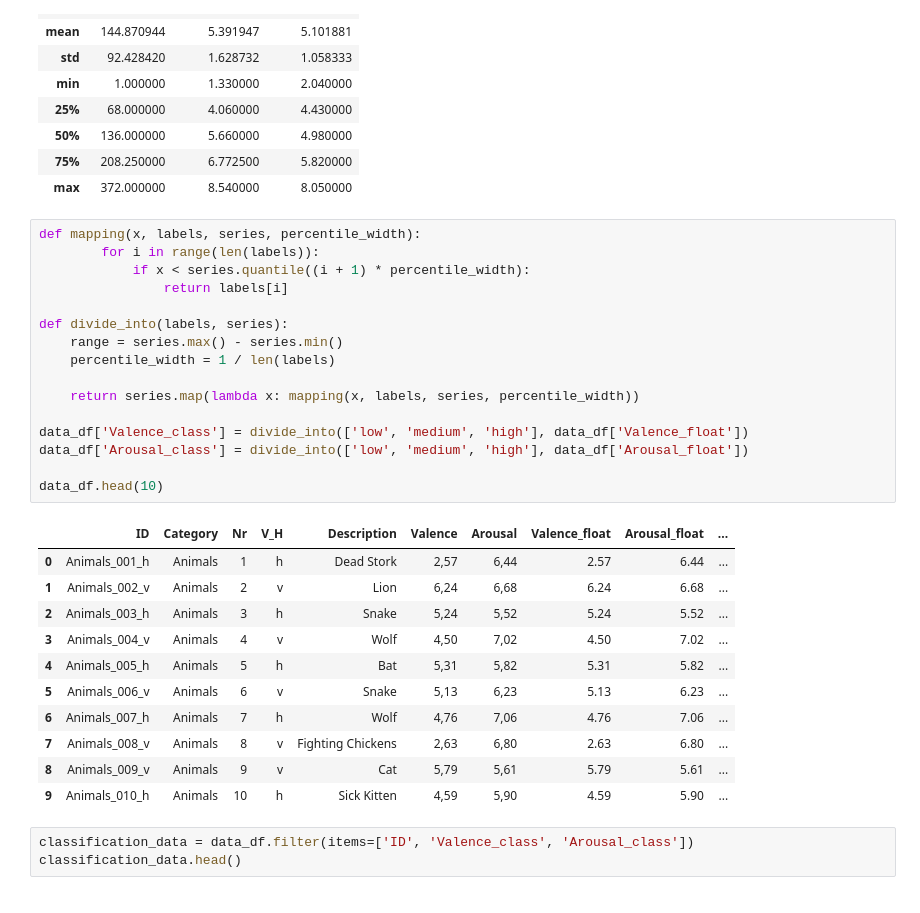
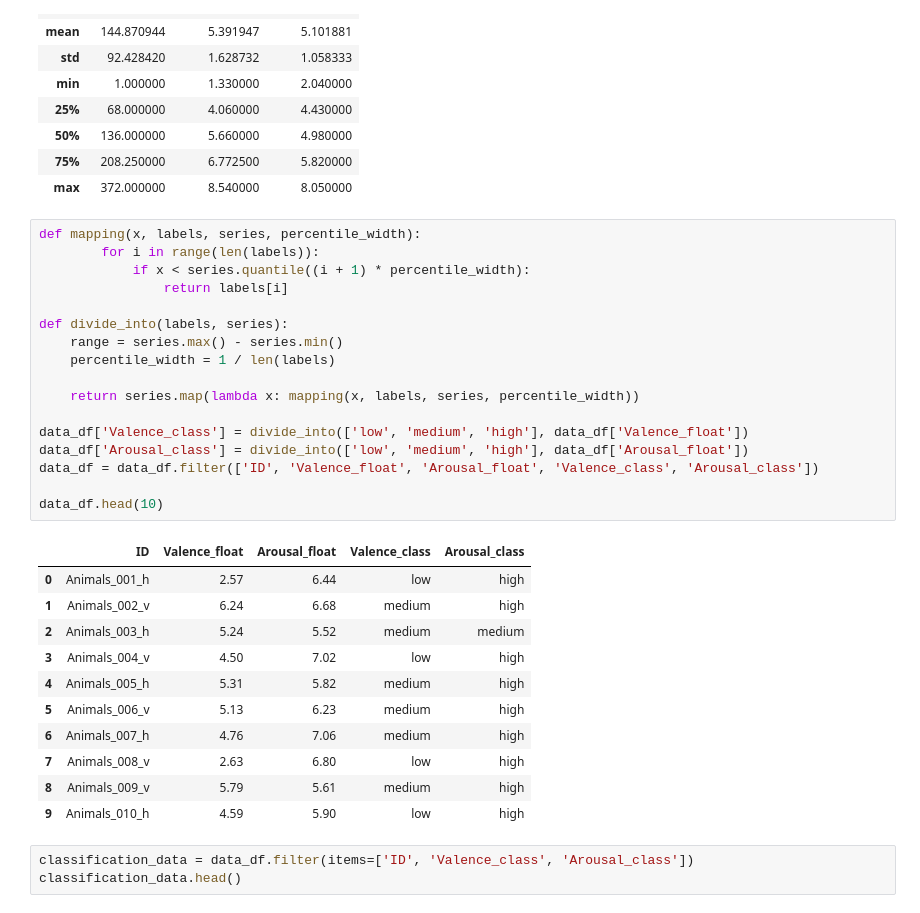
Before and after one commit to mkuzmik/machine-learning-afcai, a Jupyter notebook: afcai.ipynb, the cells around one changed output. Cells and saved outputs as stored; diff of their text form.

Commit message:
Data normalization and visualisation

```diff
--- a/afcai.ipynb
+++ b/afcai.ipynb
@@ -30,31 +31,32 @@ data_df.describe()
 # %%
 def mapping(x, labels, series, percentile_width):
         for i in range(len(labels)):
             if x < series.quantile((i + 1) * percentile_width):
                 return labels[i]
 
 def divide_into(labels, series):
     range = series.max() - series.min()
     percentile_width = 1 / len(labels)
 
     return series.map(lambda x: mapping(x, labels, series, percentile_width))
 
 data_df['Valence_class'] = divide_into(['low', 'medium', 'high'], data_df['Valence_float'])
 data_df['Arousal_class'] = divide_into(['low', 'medium', 'high'], data_df['Arousal_float'])
+data_df = data_df.filter(['ID', 'Valence_float', 'Arousal_float', 'Valence_class', 'Arousal_class'])
 
 data_df.head(10)
 # %% [output]
-|  | ID | Category | Nr | V_H | Description | Valence | Arousal | Valence_float | Arousal_float | ... |
-| 0 | Animals_001_h | Animals | 1 | h | Dead Stork | 2,57 | 6,44 | 2.57 | 6.44 | ... |
-| 1 | Animals_002_v | Animals | 2 | v | Lion | 6,24 | 6,68 | 6.24 | 6.68 | ... |
-| 2 | Animals_003_h | Animals | 3 | h | Snake | 5,24 | 5,52 | 5.24 | 5.52 | ... |
-| 3 | Animals_004_v | Animals | 4 | v | Wolf | 4,50 | 7,02 | 4.50 | 7.02 | ... |
-| 4 | Animals_005_h | Animals | 5 | h | Bat | 5,31 | 5,82 | 5.31 | 5.82 | ... |
-| 5 | Animals_006_v | Animals | 6 | v | Snake | 5,13 | 6,23 | 5.13 | 6.23 | ... |
-| 6 | Animals_007_h | Animals | 7 | h | Wolf | 4,76 | 7,06 | 4.76 | 7.06 | ... |
-| 7 | Animals_008_v | Animals | 8 | v | Fighting Chickens | 2,63 | 6,80 | 2.63 | 6.80 | ... |
-| 8 | Animals_009_v | Animals | 9 | v | Cat | 5,79 | 5,61 | 5.79 | 5.61 | ... |
-| 9 | Animals_010_h | Animals | 10 | h | Sick Kitten | 4,59 | 5,90 | 4.59 | 5.90 | ... |
+|  | ID | Valence_float | Arousal_float | Valence_class | Arousal_class |
+| 0 | Animals_001_h | 2.57 | 6.44 | low | high |
+| 1 | Animals_002_v | 6.24 | 6.68 | medium | high |
+| 2 | Animals_003_h | 5.24 | 5.52 | medium | medium |
+| 3 | Animals_004_v | 4.50 | 7.02 | low | high |
+| 4 | Animals_005_h | 5.31 | 5.82 | medium | high |
+| 5 | Animals_006_v | 5.13 | 6.23 | medium | high |
+| 6 | Animals_007_h | 4.76 | 7.06 | medium | high |
+| 7 | Animals_008_v | 2.63 | 6.80 | low | high |
+| 8 | Animals_009_v | 5.79 | 5.61 | medium | high |
+| 9 | Animals_010_h | 4.59 | 5.90 | low | high |
 # %%
 classification_data = data_df.filter(items=['ID', 'Valence_class', 'Arousal_class'])
 classification_data.head()
```
Also changed, not shown: parts of 8 cells of this notebook.
